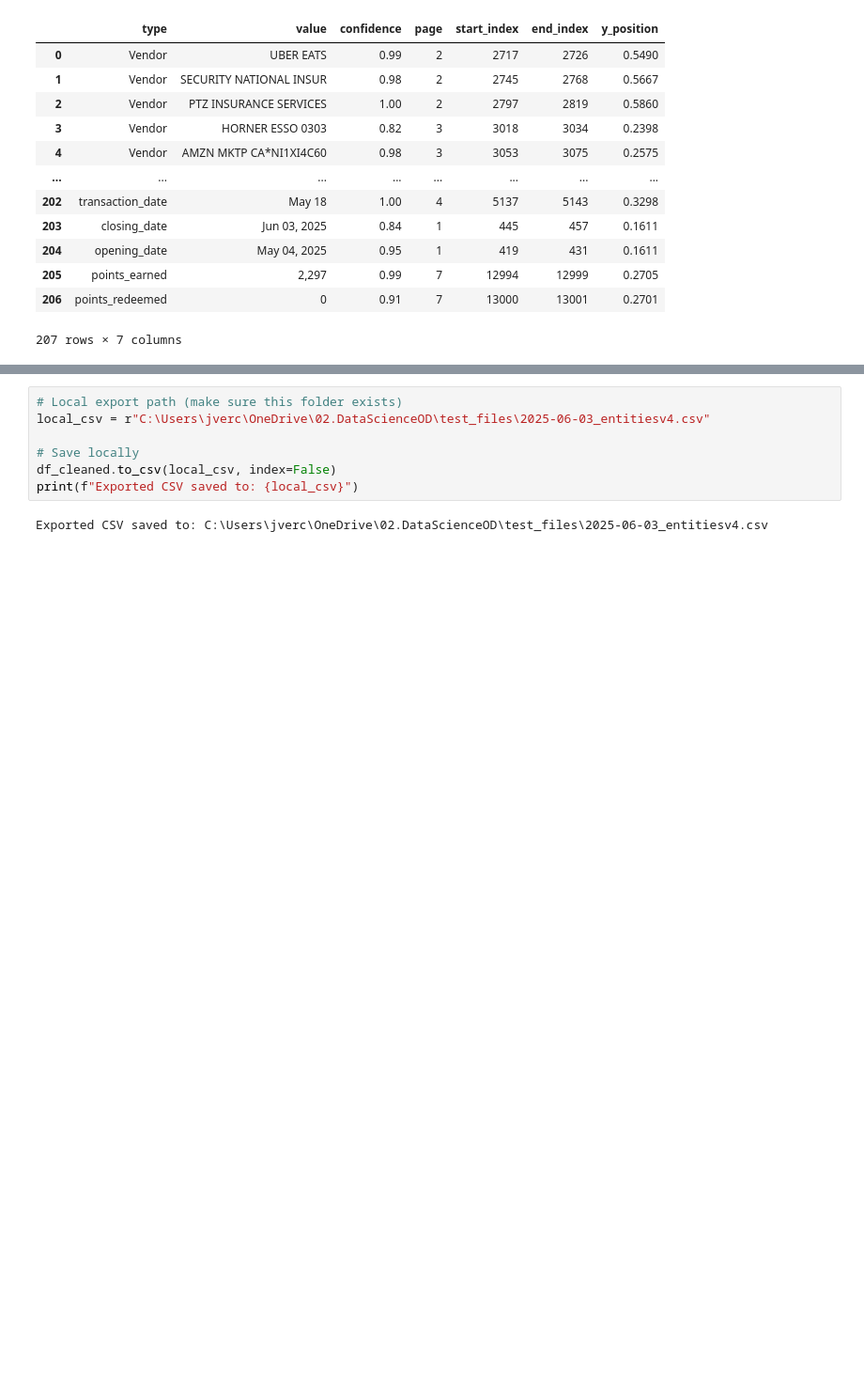
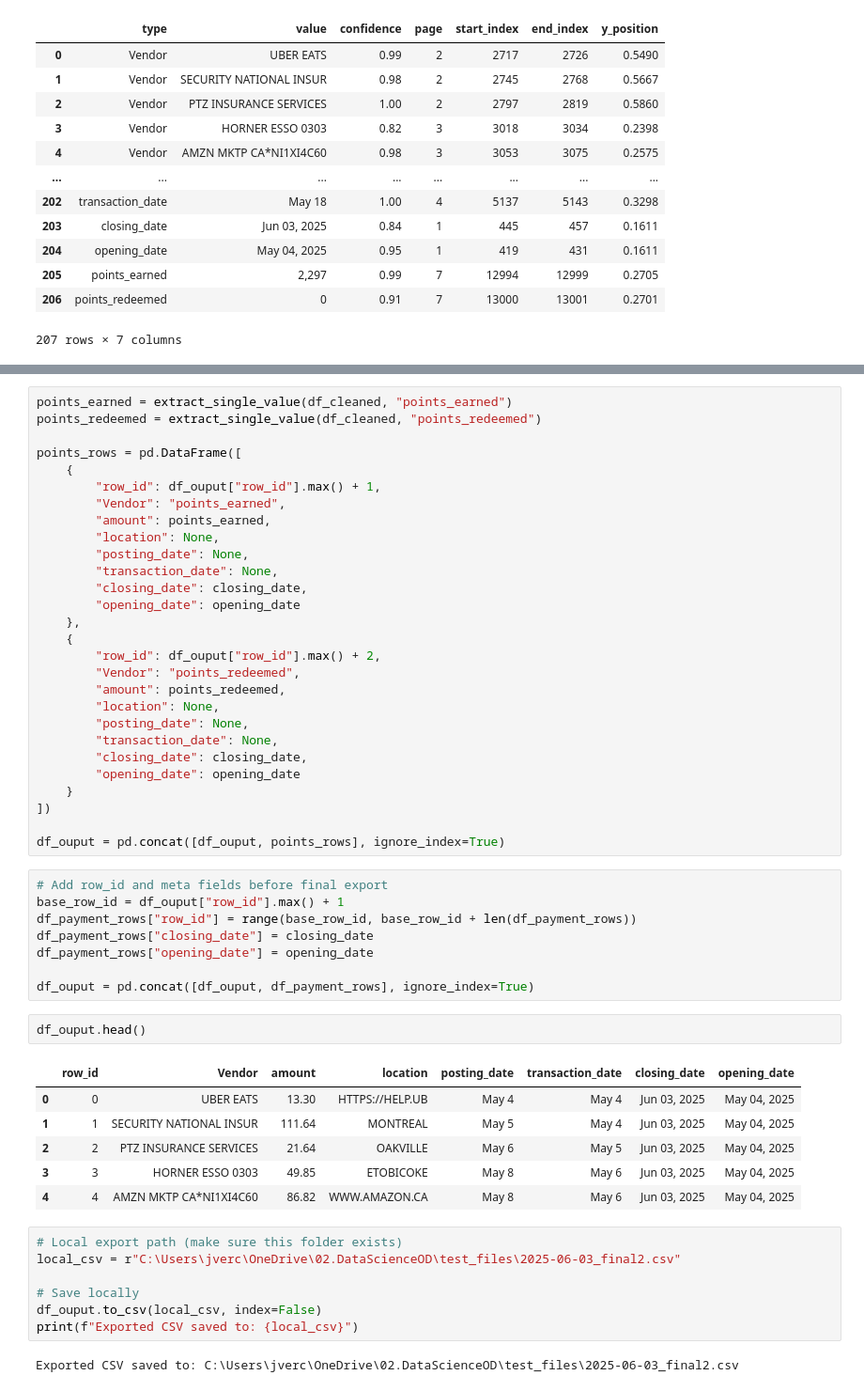
Before and after one commit to JordanVercillo/vercilloanalytics, a Jupyter notebook: 01_amex_parse.ipynb, the cells around one changed output, grey strips where cells are left out. Shown: that part at 94% size. Cells and saved outputs as stored; diff of their text form; blank space fills up the shorter version.

```diff
--- a/01_amex_parse.ipynb
+++ b/01_amex_parse.ipynb
@@ -250,9 +332,54 @@ df_cleaned.head()
+# %%
+points_earned = extract_single_value(df_cleaned, "points_earned")
+points_redeemed = extract_single_value(df_cleaned, "points_redeemed")
+
+points_rows = pd.DataFrame([
+    {
+        "row_id": df_ouput["row_id"].max() + 1,
+        "Vendor": "points_earned",
+        "amount": points_earned,
+        "location": None,
+        "posting_date": None,
+        "transaction_date": None,
+        "closing_date": closing_date,
+        "opening_date": opening_date
+    },
+    {
+        "row_id": df_ouput["row_id"].max() + 2,
+        "Vendor": "points_redeemed",
+        "amount": points_redeemed,
+        "location": None,
+        "posting_date": None,
+        "transaction_date": None,
+        "closing_date": closing_date,
+        "opening_date": opening_date
+    }
+])
+
+df_ouput = pd.concat([df_ouput, points_rows], ignore_index=True)
+# %%
+# Add row_id and meta fields before final export
+base_row_id = df_ouput["row_id"].max() + 1
+df_payment_rows["row_id"] = range(base_row_id, base_row_id + len(df_payment_rows))
+df_payment_rows["closing_date"] = closing_date
+df_payment_rows["opening_date"] = opening_date
+
+df_ouput = pd.concat([df_ouput, df_payment_rows], ignore_index=True)
+# %%
+df_ouput.head()
+# %% [output]
+|  | row_id | Vendor | amount | location | posting_date | transaction_date | closing_date | opening_date |
+| 0 | 0 | UBER EATS | 13.30 | HTTPS://HELP.UB | May 4 | May 4 | Jun 03, 2025 | May 04, 2025 |
+| 1 | 1 | SECURITY NATIONAL INSUR | 111.64 | MONTREAL | May 5 | May 4 | Jun 03, 2025 | May 04, 2025 |
+| 2 | 2 | PTZ INSURANCE SERVICES | 21.64 | OAKVILLE | May 6 | May 5 | Jun 03, 2025 | May 04, 2025 |
+| 3 | 3 | HORNER ESSO 0303 | 49.85 | ETOBICOKE | May 8 | May 6 | Jun 03, 2025 | May 04, 2025 |
+| 4 | 4 | AMZN MKTP CA*NI1XI4C60 | 86.82 | WWW.AMAZON.CA | May 8 | May 6 | Jun 03, 2025 | May 04, 2025 |
 # %%
 # Local export path (make sure this folder exists)
-local_csv = r"C:\Users\jverc\OneDrive\02.DataScienceOD\test_files\2025-06-03_entitiesv4.csv"
+local_csv = r"C:\Users\jverc\OneDrive\02.DataScienceOD\test_files\2025-06-03_final2.csv"
 
 # Save locally
-df_cleaned.to_csv(local_csv, index=False)
+df_ouput.to_csv(local_csv, index=False)
 print(f"Exported CSV saved to: {local_csv}")
 # %% [output]
-Exported CSV saved to: C:\Users\jverc\OneDrive\02.DataScienceOD\test_files\2025-06-03_entitiesv4.csv
+Exported CSV saved to: C:\Users\jverc\OneDrive\02.DataScienceOD\test_files\2025-06-03_final2.csv
```
Also changed, not shown: parts of 12 cells of this notebook.
